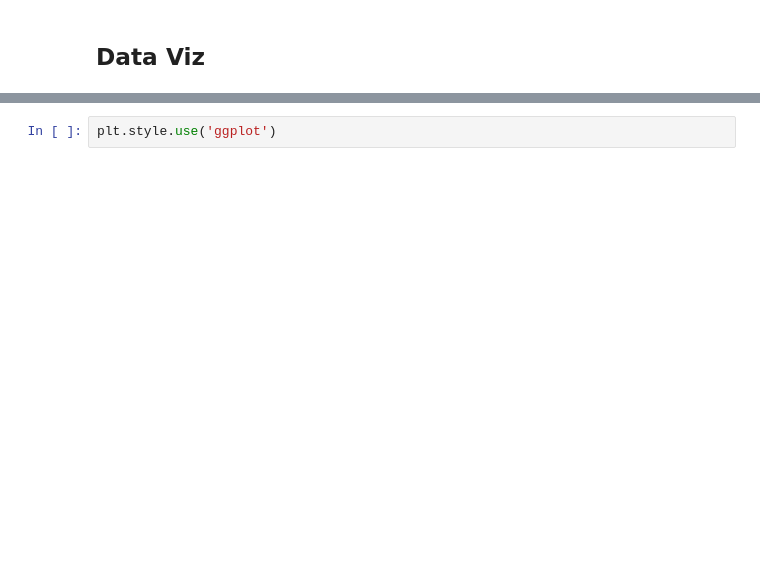
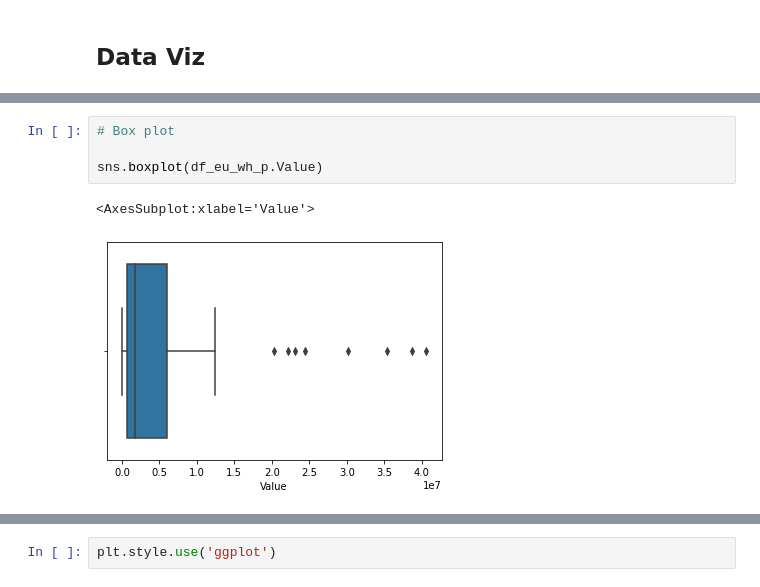
Before and after one commit to sba22218/MSc_GitHub_CA2, a Jupyter notebook: MM_Data_Explore_and_viz_postprocessed-Copy1.ipynb, the cells around one changed output, grey strips where cells are left out. Drawn from its saved outputs; the diff is of its cells as text; blank space fills up the shorter version.

```diff
--- a/MM_Data_Explore_and_viz_postprocessed-Copy1.ipynb
+++ b/MM_Data_Explore_and_viz_postprocessed-Copy1.ipynb
@@ -132,0 +235,7 @@ pd.pivot_table(df_farm_eu, index='Year', columns=['Element', 'LOCATION', ''], va
+# %%
+# Box plot
+
+sns.boxplot(df_eu_wh_p.Value)
+# %% [output]
+<AxesSubplot:xlabel='Value'>
+[figure, added]
```
Also changed, not shown: parts of 33 cells of this notebook, 5 other files.
